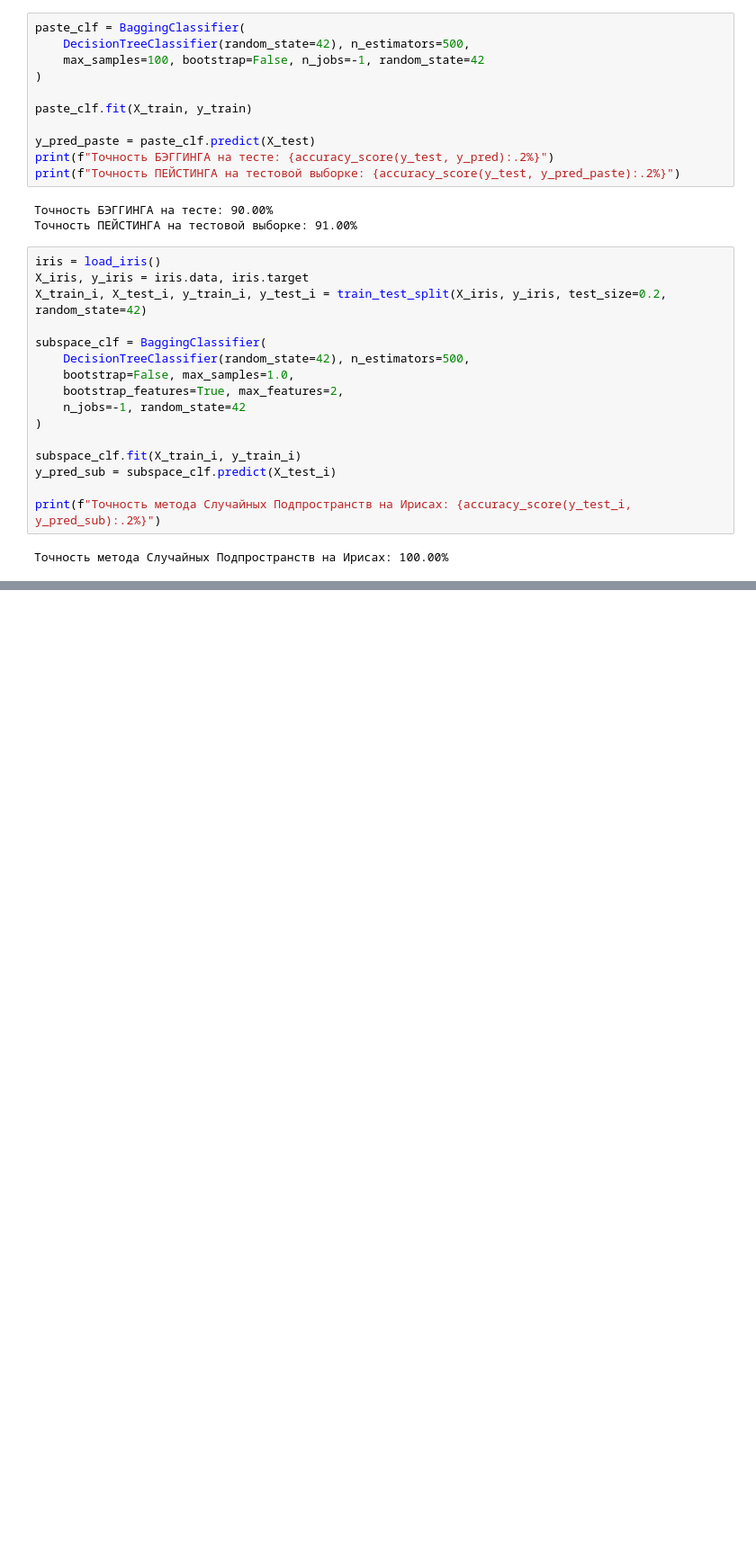
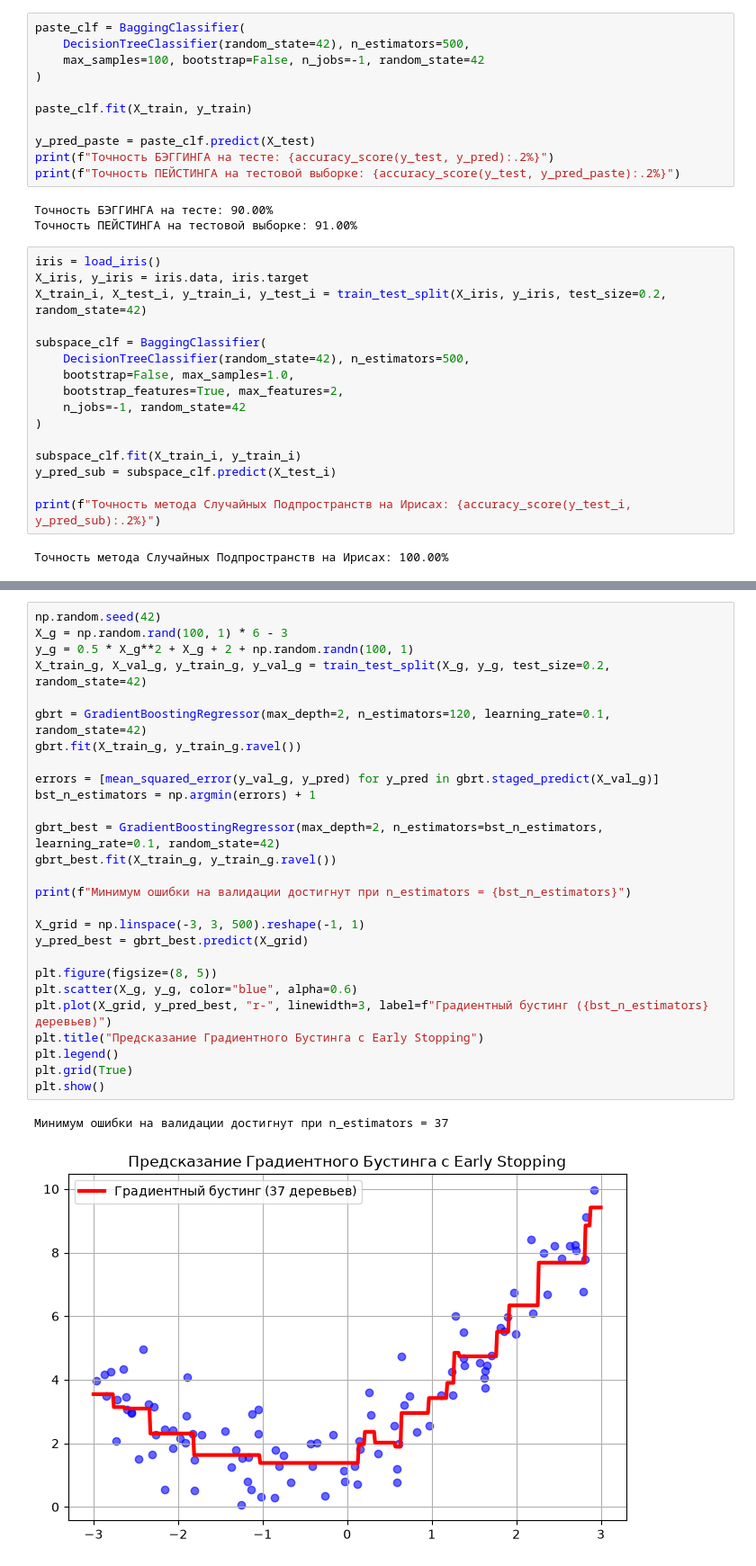
Before and after one commit to Uliana-int/SVM-small-project, a Jupyter notebook: ensembles_prac.ipynb, the cells around one changed output, grey strips where cells are left out. Shown at 90% size. Saved outputs shown, nothing was run; the diff lists cells and outputs as text; blank space fills up the shorter version.

```diff
--- a/ensembles_prac.ipynb
+++ b/ensembles_prac.ipynb
@@ -90,0 +130,30 @@ print(f"Точность метода Случайных Подпростран
+# %%
+np.random.seed(42)
+X_g = np.random.rand(100, 1) * 6 - 3
+y_g = 0.5 * X_g**2 + X_g + 2 + np.random.randn(100, 1)
+X_train_g, X_val_g, y_train_g, y_val_g = train_test_split(X_g, y_g, test_size=0.2, random_state=42)
+
+gbrt = GradientBoostingRegressor(max_depth=2, n_estimators=120, learning_rate=0.1, random_state=42)
+gbrt.fit(X_train_g, y_train_g.ravel())
+
+errors = [mean_squared_error(y_val_g, y_pred) for y_pred in gbrt.staged_predict(X_val_g)]
+bst_n_estimators = np.argmin(errors) + 1
+
+gbrt_best = GradientBoostingRegressor(max_depth=2, n_estimators=bst_n_estimators, learning_rate=0.1, random_state=42)
+gbrt_best.fit(X_train_g, y_train_g.ravel())
+
+print(f"Минимум ошибки на валидации достигнут при n_estimators = {bst_n_estimators}")
+
+X_grid = np.linspace(-3, 3, 500).reshape(-1, 1)
+y_pred_best = gbrt_best.predict(X_grid)
+
+plt.figure(figsize=(8, 5))
+plt.scatter(X_g, y_g, color="blue", alpha=0.6)
+plt.plot(X_grid, y_pred_best, "r-", linewidth=3, label=f"Градиентный бустинг ({bst_n_estimators} деревьев)")
+plt.title("Предсказание Градиентного Бустинга с Early Stopping")
+plt.legend()
+plt.grid(True)
+plt.show()
+# %% [output]
+Минимум ошибки на валидации достигнут при n_estimators = 37
+[figure, added]
```
Also changed, not shown: parts of 3 cells of this notebook.
